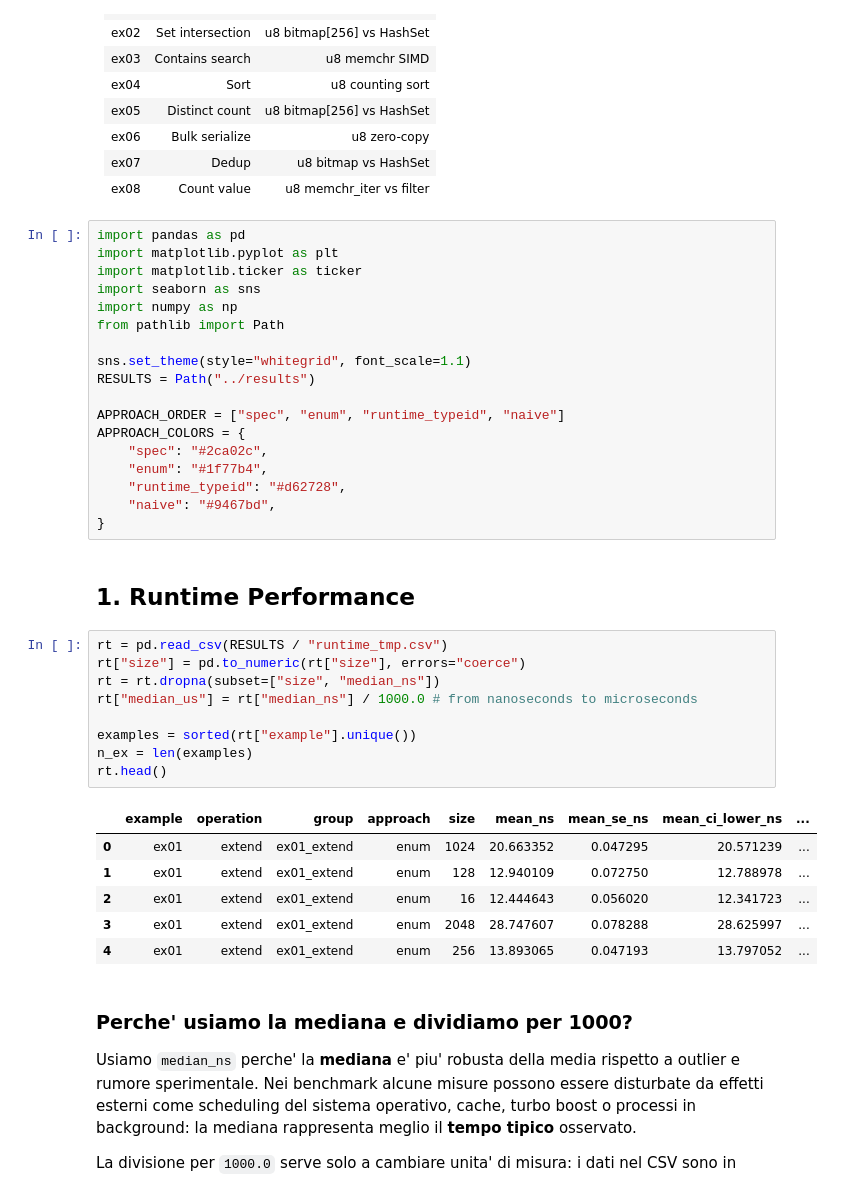
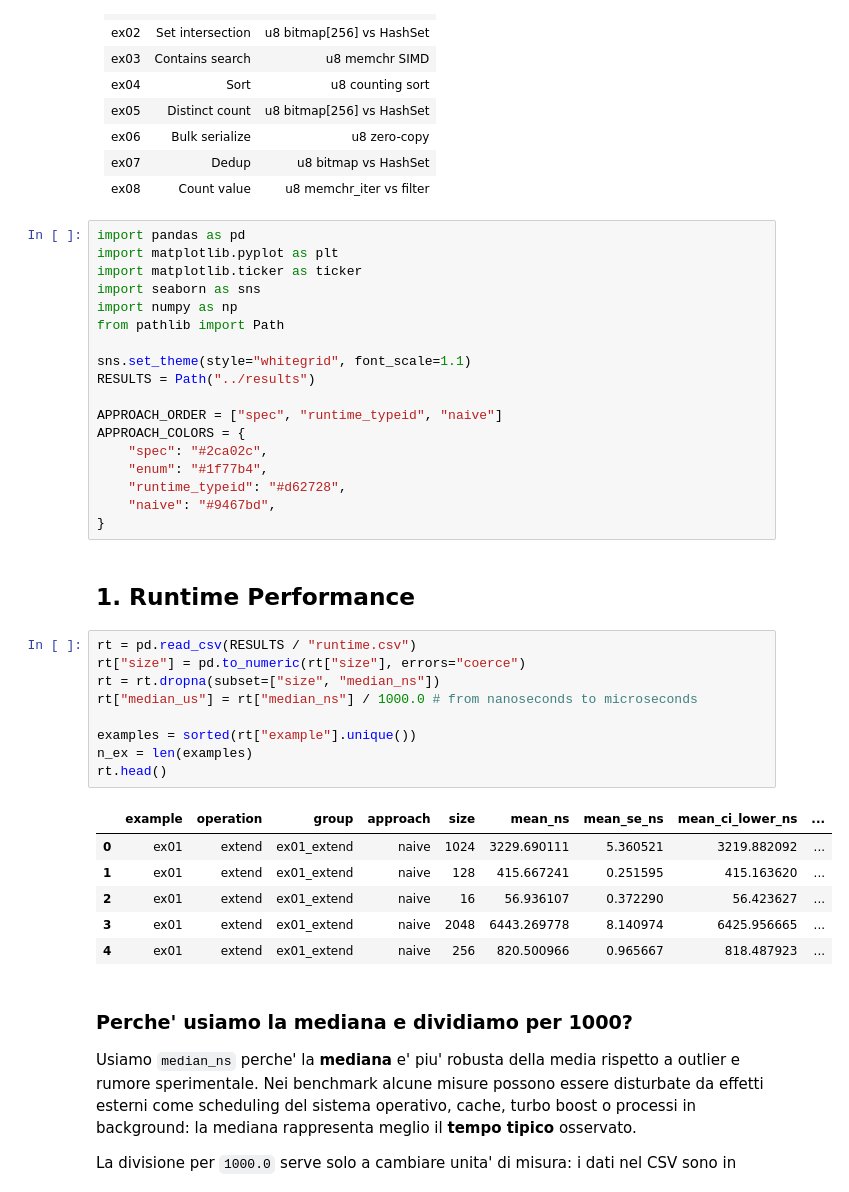
Before and after one commit to AdaptLab-CS/spec-trait, a Jupyter notebook: spec-trait-evaluation/notebooks/eval.ipynb, the cells around one changed output. Drawn from its saved outputs; the diff is of its cells as text.

```diff
--- a/spec-trait-evaluation/notebooks/eval.ipynb
+++ b/spec-trait-evaluation/notebooks/eval.ipynb
@@ -30,7 +30,7 @@ from pathlib import Path
 sns.set_theme(style="whitegrid", font_scale=1.1)
 RESULTS = Path("../results")
 
-APPROACH_ORDER = ["spec", "enum", "runtime_typeid", "naive"]
+APPROACH_ORDER = ["spec", "runtime_typeid", "naive"]
 APPROACH_COLORS = {
     "spec": "#2ca02c",
     "enum": "#1f77b4",
@@ -40,21 +40,21 @@ APPROACH_COLORS = {
 # %% [markdown]
 ## 1. Runtime Performance
 # %%
-rt = pd.read_csv(RESULTS / "runtime_tmp.csv")
+rt = pd.read_csv(RESULTS / "runtime.csv")
 rt["size"] = pd.to_numeric(rt["size"], errors="coerce")
 rt = rt.dropna(subset=["size", "median_ns"])
 rt["median_us"] = rt["median_ns"] / 1000.0 # from nanoseconds to microseconds
 
 examples = sorted(rt["example"].unique())
 n_ex = len(examples)
 rt.head()
 # %% [output]
 |  | example | operation | group | approach | size | mean_ns | mean_se_ns | mean_ci_lower_ns | ... |
-| 0 | ex01 | extend | ex01_extend | enum | 1024 | 20.663352 | 0.047295 | 20.571239 | ... |
-| 1 | ex01 | extend | ex01_extend | enum | 128 | 12.940109 | 0.072750 | 12.788978 | ... |
-| 2 | ex01 | extend | ex01_extend | enum | 16 | 12.444643 | 0.056020 | 12.341723 | ... |
-| 3 | ex01 | extend | ex01_extend | enum | 2048 | 28.747607 | 0.078288 | 28.625997 | ... |
-| 4 | ex01 | extend | ex01_extend | enum | 256 | 13.893065 | 0.047193 | 13.797052 | ... |
+| 0 | ex01 | extend | ex01_extend | naive | 1024 | 3229.690111 | 5.360521 | 3219.882092 | ... |
+| 1 | ex01 | extend | ex01_extend | naive | 128 | 415.667241 | 0.251595 | 415.163620 | ... |
+| 2 | ex01 | extend | ex01_extend | naive | 16 | 56.936107 | 0.372290 | 56.423627 | ... |
+| 3 | ex01 | extend | ex01_extend | naive | 2048 | 6443.269778 | 8.140974 | 6425.956665 | ... |
+| 4 | ex01 | extend | ex01_extend | naive | 256 | 820.500966 | 0.965667 | 818.487923 | ... |
 # %% [markdown]
 ### Perche' usiamo la mediana e dividiamo per 1000?
 
```
Also changed, not shown: parts of 7 cells of this notebook, 58 other files.
